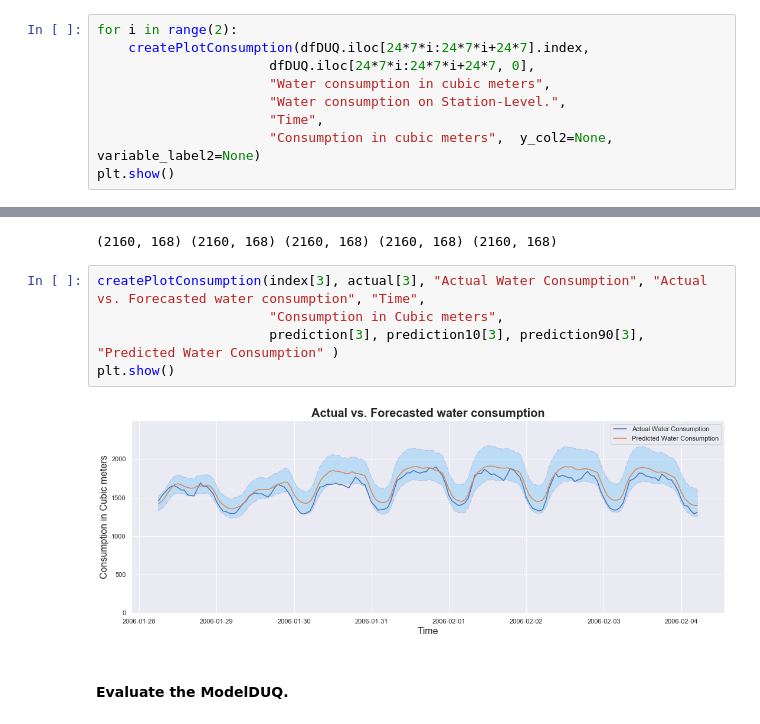
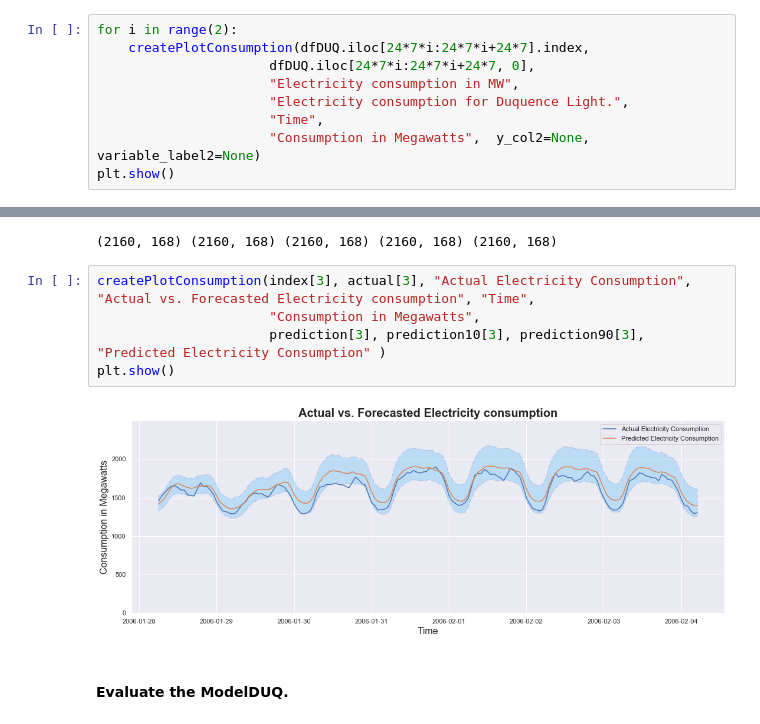
Before and after one commit to edgarkhachatryan/ExampleProjects, a Jupyter notebook: ElectricityForecastWithTimeHorizon/Source/DUQ_Electricity_Consumption_Forecast_with_time_horizon.ipynb, the cells around one changed output, grey strips where cells are left out. Cells and saved outputs as stored; diff of their text form.

```diff
--- a/ElectricityForecastWithTimeHorizon/Source/DUQ_Electricity_Consumption_Forecast_with_time_horizon.ipynb
+++ b/ElectricityForecastWithTimeHorizon/Source/DUQ_Electricity_Consumption_Forecast_with_time_horizon.ipynb
@@ -294,9 +294,9 @@ def createPlotConsumption (x_col, y_col1, variable_label1, chart_title, x_label,
 for i in range(2):
     createPlotConsumption(dfDUQ.iloc[24*7*i:24*7*i+24*7].index,
                       dfDUQ.iloc[24*7*i:24*7*i+24*7, 0],
-                      "Water consumption in cubic meters",
-                      "Water consumption on Station-Level.",
+                      "Electricity consumption in MW",
+                      "Electricity consumption for Duquence Light.",
                       "Time",
-                      "Consumption in cubic meters",  y_col2=None, variable_label2=None)
+                      "Consumption in Megawatts",  y_col2=None, variable_label2=None)
 plt.show()
 # %% [output]
@@ -587,12 +587,12 @@ print(prediction.shape, prediction10.shape, prediction90.shape, actual.shape, in
 # %% [output]
 (2160, 168) (2160, 168) (2160, 168) (2160, 168) (2160, 168)
 # %%
-createPlotConsumption(index[3], actual[3], "Actual Water Consumption", "Actual vs. Forecasted water consumption", "Time",
-                      "Consumption in Cubic meters",
-                      prediction[3], prediction10[3], prediction90[3], "Predicted Water Consumption" )
+createPlotConsumption(index[3], actual[3], "Actual Electricity Consumption", "Actual vs. Forecasted Electricity consumption", "Time",
+                      "Consumption in Megawatts",
+                      prediction[3], prediction10[3], prediction90[3], "Predicted Electricity Consumption" )
 plt.show()
 # %% [output]
-[figure, old version]
+[figure, new version]
 # %% [markdown]
 #### Evaluate the ModelDUQ.
 # %%
```
Also changed, not shown: parts of 4 cells of this notebook.
